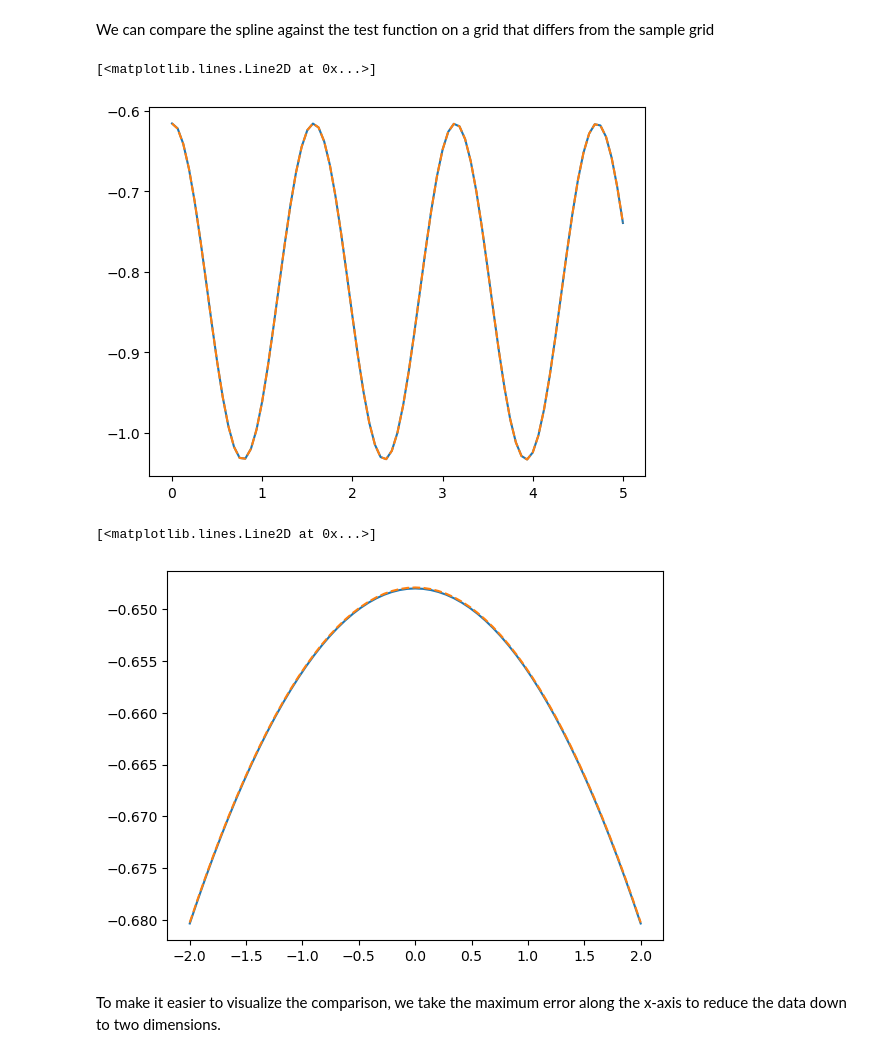
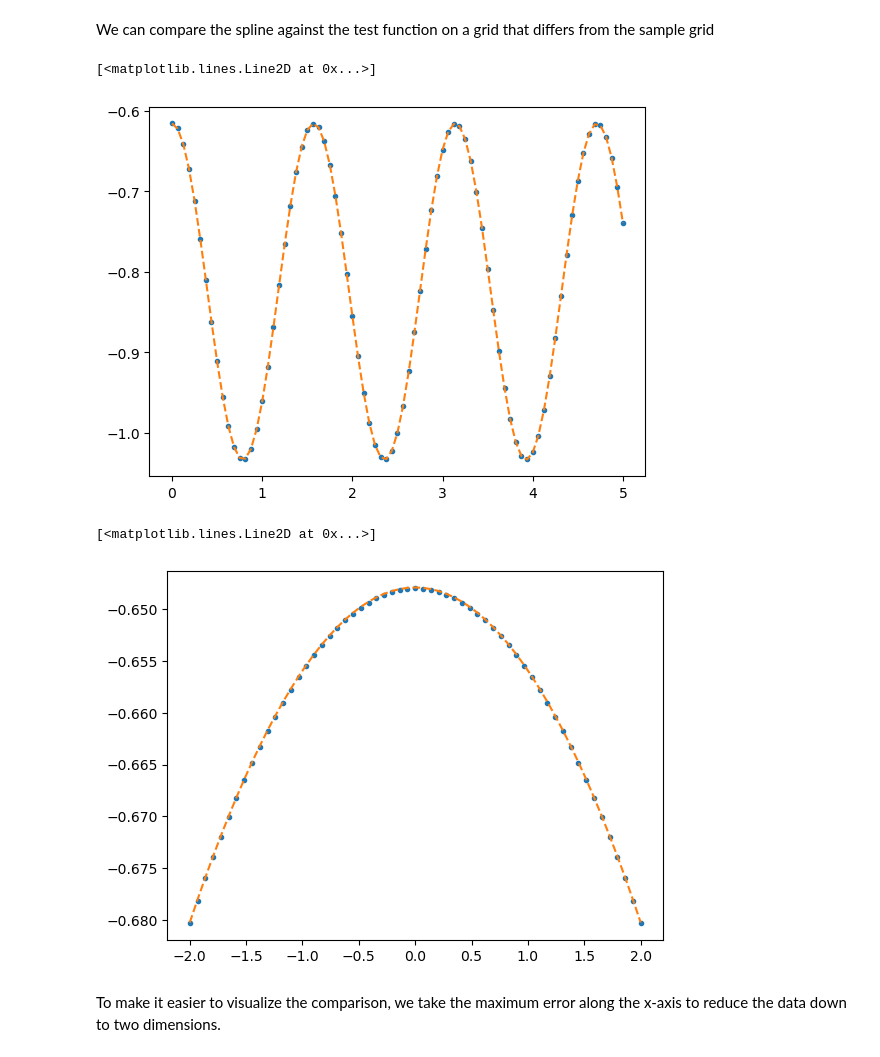
Before and after one commit to znasipak/multispline, a Jupyter notebook: tutorial.ipynb, the cells around one changed output. Saved outputs shown, nothing was run; the diff lists cells and outputs as text; code cells hidden in the pictures.

```diff
--- a/tutorial.ipynb
+++ b/tutorial.ipynb
@@ -270,17 +270,17 @@ test_points_grid = np.meshgrid(test_points_w, test_points_x, test_points_y, test
 test_values_f = test_function_4d(*test_points_grid)
 qspl_values_f = qspl(*test_points_grid)
 # %%
-plt.plot(test_points_y, qspl_values_f[10,5,:,4], label='spline')
+plt.plot(test_points_y, qspl_values_f[10,5,:,4], '.', label='spline')
 plt.plot(test_points_y, test_values_f[10,5,:,4], label='truth', linestyle='dashed')
 # %% [output]
 [<matplotlib.lines.Line2D at 0x...>]
-[figure, old version]
+[figure, new version]
 # %%
-plt.plot(test_points_z, qspl_values_f[10,5,3,:], label='spline')
+plt.plot(test_points_z, qspl_values_f[10,5,3,:], '.', label='spline')
 plt.plot(test_points_z, test_values_f[10,5,3,:], label='truth', linestyle='dashed')
 # %% [output]
 [<matplotlib.lines.Line2D at 0x...>]
-[figure, old version]
+[figure, new version]
 # %% [markdown]
 To make it easier to visualize the comparison, we take the maximum error along the x-axis to reduce the data down to two dimensions.
 # %%
```
Also changed, not shown: 11 other files.
